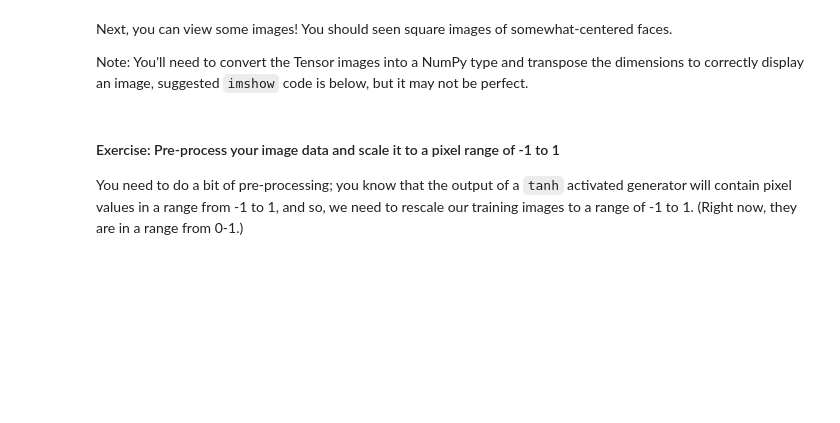
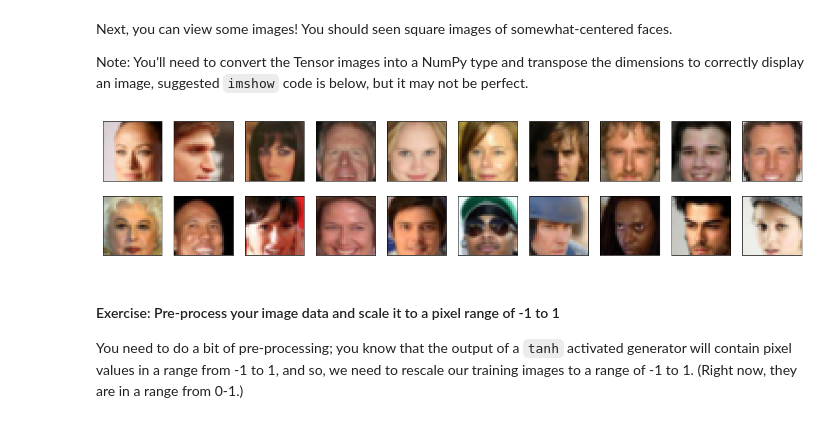
Before and after one commit to ebrahimebrahim/udaproject_face_generation, a Jupyter notebook: dlnd_face_generation.ipynb, the cells around one changed output. Saved outputs shown, nothing was run; the diff lists cells and outputs as text; code cells hidden in the pictures; blank space fills up the shorter version.

```diff
--- a/dlnd_face_generation.ipynb
+++ b/dlnd_face_generation.ipynb
@@ -67,9 +67,12 @@ def get_dataloader(batch_size, image_size, data_dir='processed_celeba_small/'):
     :return: DataLoader with batched data
     """
 
-    # TODO: Implement function and return a dataloader
+    tnsfm=transforms.Compose([transforms.Resize((image_size,image_size)),
+                              transforms.ToTensor(),
+                             ])
 
-    return None
+
+    return torch.utils.data.DataLoader(datasets.ImageFolder(data_dir,transform=tnsfm),batch_size=batch_size,shuffle=True)
 # %% [markdown]
 ## Create a DataLoader
 
@@ -80,8 +83,8 @@ Call the above function and create a dataloader to view images.
 * Your `image_size` **must be** `32`. Resizing the data to a smaller size will make for faster training, while still creating convincing images of faces!
 # %%
 # Define function hyperparameters
-batch_size =
-img_size =
+batch_size = 128
+img_size = 32
 
 """
 DON'T MODIFY ANYTHING IN THIS CELL THAT IS BELOW THIS LINE
@@ -95,22 +98,24 @@ Note: You'll need to convert the Tensor images into a NumPy type and transpose t
 # %%
 # helper display function
 def imshow(img):
     npimg = img.numpy()
     plt.imshow(np.transpose(npimg, (1, 2, 0)))
 
 """
 DON'T MODIFY ANYTHING IN THIS CELL THAT IS BELOW THIS LINE
 """
 # obtain one batch of training images
 dataiter = iter(celeba_train_loader)
 images, _ = dataiter.next() # _ for no labels
 
 # plot the images in the batch, along with the corresponding labels
 fig = plt.figure(figsize=(20, 4))
-plot_size=20
+plot_size=min(20,batch_size)
 for idx in np.arange(plot_size):
     ax = fig.add_subplot(2, plot_size/2, idx+1, xticks=[], yticks=[])
     imshow(images[idx])
+# %% [output]
+[figure, added]
 # %% [markdown]
 #### Exercise: Pre-process your image data and scale it to a pixel range of -1 to 1
 
```
Also changed, not shown: parts of 17 cells of this notebook.
